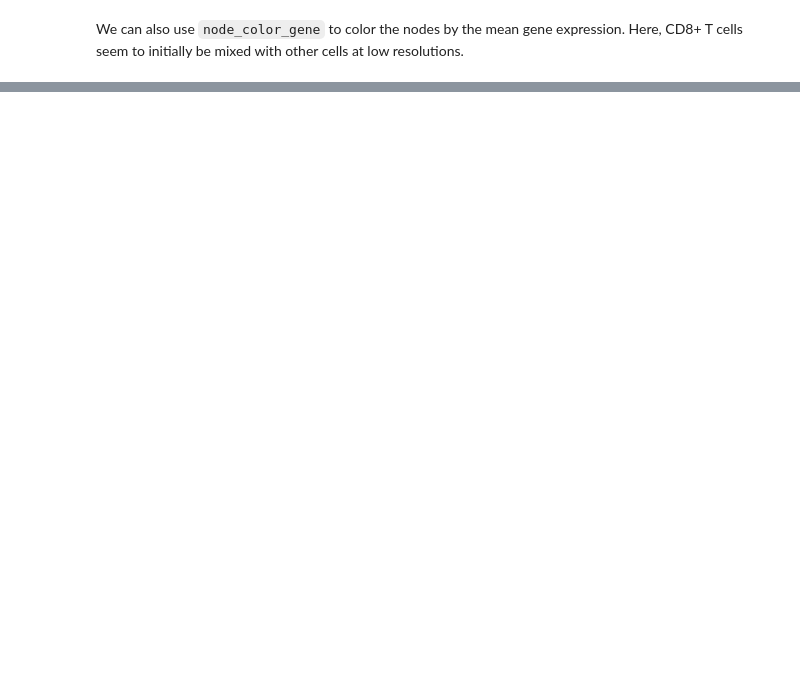
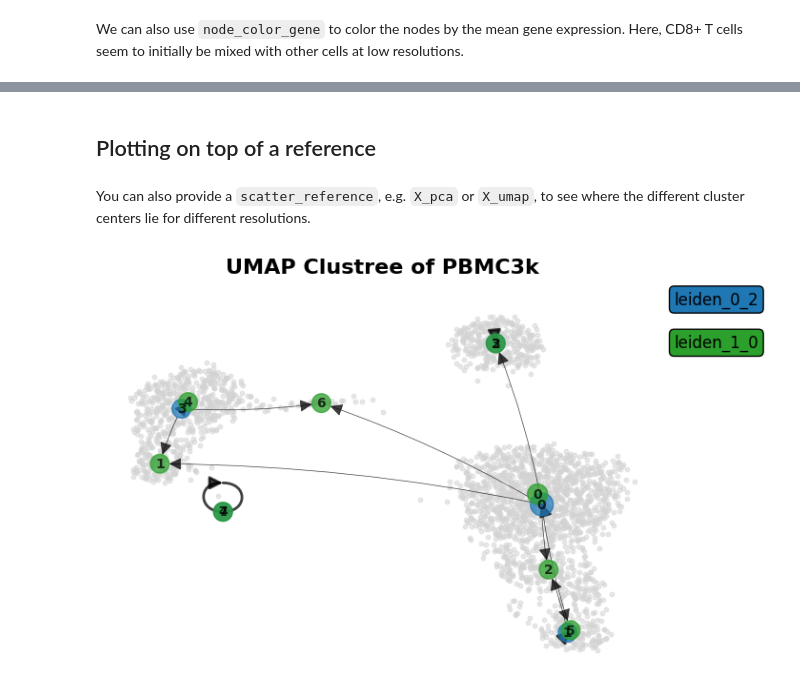
Before and after one commit to complextissue/pyclustree, a Jupyter notebook: docs/source/example.ipynb, the cells around one changed output, grey strips where cells are left out. Cells and saved outputs as stored; diff of their text form; code cells hidden in the pictures; blank space fills up the shorter version.

```diff
--- a/docs/source/example.ipynb
+++ b/docs/source/example.ipynb
@@ -53,0 +57,18 @@ fig = clustree(
+# %% [markdown]
+## Plotting on top of a reference
+# %% [markdown]
+You can also provide a `scatter_reference`, e.g. `X_pca` or `X_umap`, to see where the different cluster centers lie for different resolutions.
+# %%
+fig = clustree(
+    adata,
+    [f"leiden_{str(resolution).replace('.', '_')}" for resolution in [0.2, 1.0]],
+    title="UMAP Clustree of PBMC3k",
+    scatter_reference="X_umap",
+    node_size_range=(200, 300),
+    edge_width_range=(0.5, 2.0),
+    graph_plot_kwargs={"font_color": "black", "font_size": 10, "alpha": 0.75},
+)
+fig.set_size_inches(7.5, 5)
+fig.set_dpi(100)
+# %% [output]
+[figure, added]
```
Also changed, not shown: parts of 2 cells of this notebook, 4 other files.
